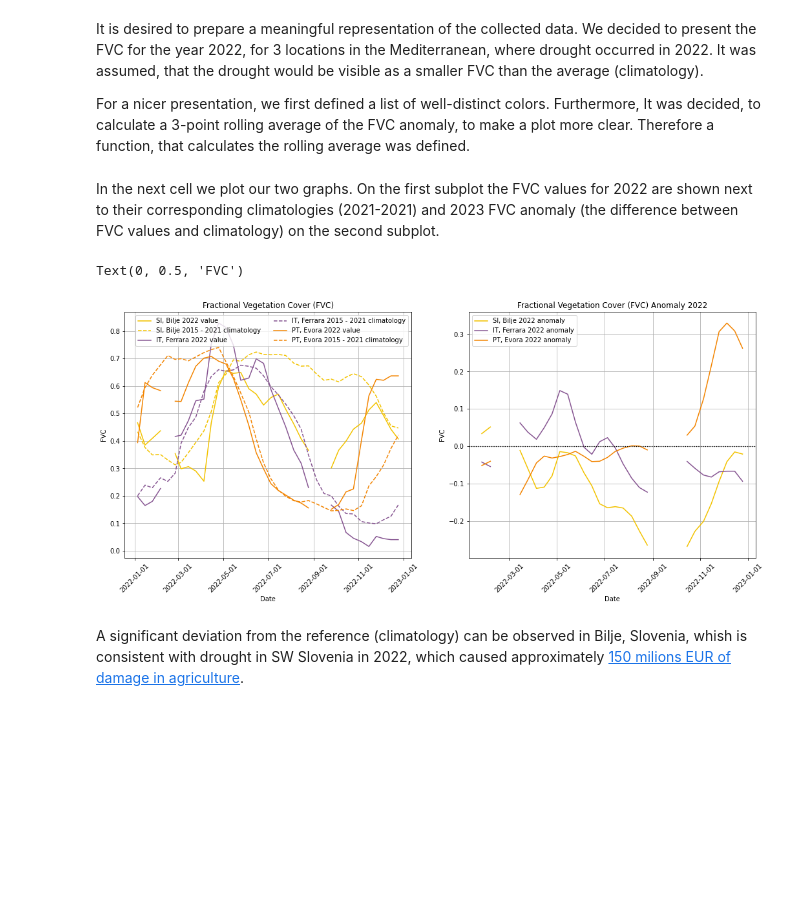
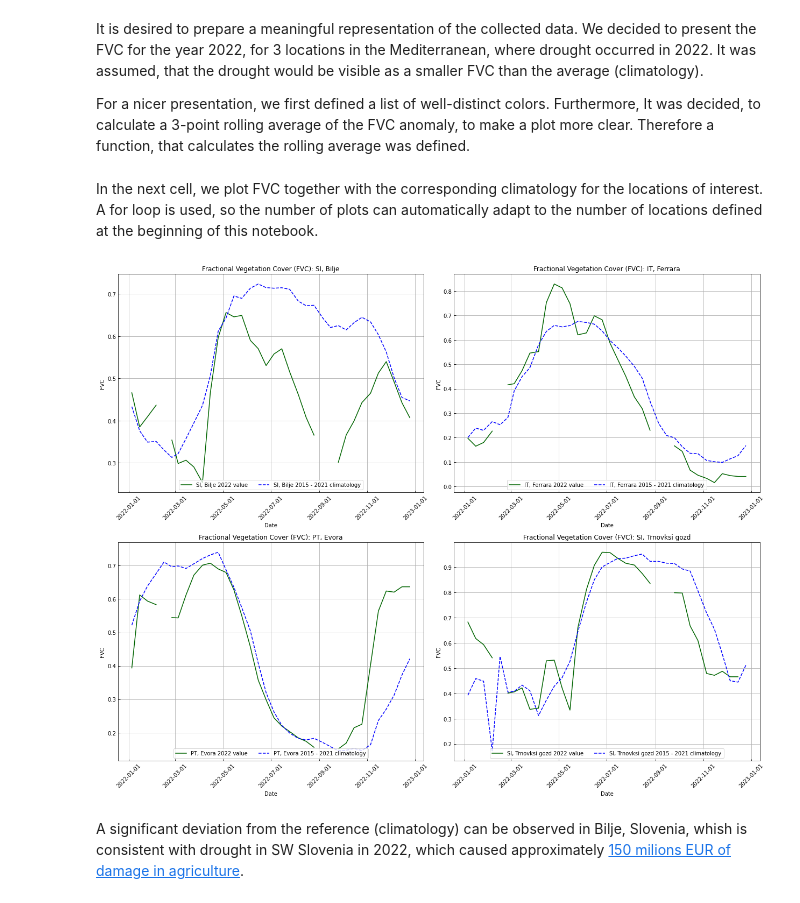
Before and after one commit to Vpirm9/LSA-SAF, a Jupyter notebook: Example_5/Vegetation_anomaly_THREDDS.ipynb, the cells around one changed output. Cells and saved outputs as stored; diff of their text form; code cells hidden in the pictures; blank space fills up the shorter version.

```diff
--- a/Example_5/Vegetation_anomaly_THREDDS.ipynb
+++ b/Example_5/Vegetation_anomaly_THREDDS.ipynb
@@ -58,7 +57,7 @@ locations_df =pd.DataFrame(
                         [["SI, Bilje", 45.90333, 13.64980, "Vineyards" ],
                         ["IT, Ferrara", 44.90420, 11.28128, "Fields" ],
                         ["PT, Evora", 38.540, -8.003, "Deciduous forest"],
-                        #["SI, Trnovksi gozd", 46.00, 13.80, "Mixed beech-fir forest"],
+                        ["SI, Trnovksi gozd", 46.00, 13.80, "Mixed beech-fir forest"],
                         #["SI, Pokljuka", 46.35, 13.95, "Spruce forest"],
                         #["DR Kongo", -1.40, 21.45, "Tropical forest"],
                         #["SI, Krakovski gozd", 45.88691, 15.40765, "Deciduous forest"],
@@ -84,8 +84,8 @@ In general, one can use `xarray.open_dataset()` to access the THREDDS data. The
 
 An example of accessing the ETFVC product from 25 August 2015 will be made. We start by saving the username and password:
 # %%
-USER="vp592"#"***"
-PASSWD="MoonSun9Mars"#"***"
+USER="***"
+PASSWD="***"
 # %% [markdown]
 Then we define our `xarray.DataSet`. The `xarray`library uses lazy load, therefore the data will be loaded, when we use `DataSet.load()` or call the data in the dataset.
 # %%
@@ -292,54 +284,48 @@ def rolling_average(arr, window):
     result = np.concatenate((padding, result))
 
     return result
-# %% [markdown]
-In the next cell we plot our two graphs. On the first subplot the FVC values for 2022 are shown next to their corresponding climatologies (2021-2021) and 2023 FVC anomaly (the difference between FVC values and climatology) on the second subplot.
+# %% [markdown]
+In the next cell, we plot FVC together with the corresponding climatology for the locations of interest. A for loop is used, so the number of plots can automatically adapt to the number of locations defined at the beginning of this notebook.
 # %%
+# Define figure and subplots
+fig, ax = plt.subplots((locations_df.shape[0]+1)//2, 2, figsize=(17.5, 14))
 
-fig, ax = plt.subplots(1, 2, figsize=(17.5, 7))
+# Flaten ax array, to simplify iteration
+ax=ax.flatten()
 
+# for loop over all locations:
+for j in range(locations_df.shape[0]):
 
-
-for j in range(locations_df.shape[0]):
     # Plot data
-
-    ax[0].plot(date_range.to_list(), product_values[j,:],
+    ax[j].plot(date_range.to_list(), product_values[j,:],
                label=locations_df["Name"].iloc[j]+" {} value".format(start_date.year),
-               color=colors[j],
+               color="darkgreen",
                linestyle="solid")
 
     # Plot climatology
-    ax[0].plot(date_range.to_list(), climatology_values[j,:],
+    ax[j].plot(date_range.to_list(), climatology_values[j,:],
                label=locations_df["Name"].iloc[j]+" {} - {} climatology".format(climatology_start.year, climatology_end.year),
-               color=colors[j],
+               color="blue",
                linestyle="dashed")
 
-    # Plot anomaly
-    ax[1].plot(date_range.to_list(), rolling_average(product_values[j,:] - climatology_values[j,:], 3),
-               label=locations_df["Name"].iloc[j]+" {} anomaly".format(start_date.year),
-               color=colors[j],
-               linestyle="solid")
-# Set the first subplot
-ax[0].legend(ncol=2)
-ax[0].set_xticklabels( ax[0].get_xticks(), rotation=45)
-ax[0].xaxis.set_major_formatter(plt.matplotlib.dates.DateFormatter('%Y-%m-%d'))
-ax[0].set_title("Fractional Vegetation Cover (FVC)")
-ax[0].grid()
-ax[0].set_xlabel("Date")
-ax[0].set_ylabel("FVC")
+    # Customize plot (major formatter must be used together with major locator)
+    ax[j].tick_params(axis='both', direction='in')
+    ticks = ax[j].get_xticks()
+    ax[j].xaxis.set_major_locator(FixedLocator(ticks))
+    ax[j].set_xticklabels(ticks, rotation=45)
+    ax[j].xaxis.set_major_formatter(plt.matplotlib.dates.DateFormatter('%Y-%m-%d'))
 
-# Plot on the second subplot
-ax[1].set_title('Fractional Vegetation Cover (FVC) Anomaly {}'.format(start_date.year))
-ax[1].legend()
-ax[1].set_xticklabels( ax[1].get_xticks(), rotation=45)
-ax[1].xaxis.set_major_formatter(plt.matplotlib.dates.DateFormatter('%Y-%m-%d'))
-ax[1].grid()
-ax[1].axhline(0, color='black', linestyle=':', linewidth=1.3)
-ax[1].set_xlabel("Date")
-ax[1].set_ylabel("FVC")
+
+    ax[j].legend(ncol=2, loc="lower center")
+
+    ax[j].set_title("Fractional Vegetation Cover (FVC): "+locations_df["Name"].iloc[j])
+    ax[j].grid()
+    ax[j].set_xlabel("Date")
+    ax[j].set_ylabel("FVC")
+
+plt.tight_layout()
 # %% [output]
-Text(0, 0.5, 'FVC')
-[figure, old version]
+[figure, new version]
 # %% [markdown]
 A significant deviation from the reference (climatology) can be observed in Bilje, Slovenia, whish is consistent with drought in SW Slovenia in 2022, which caused approximately [150 milions EUR of damage in agriculture](https://www.sveti-jurij.si/DownloadFile?id=573325).
 # %% [markdown]
```
Also changed, not shown: parts of 6 cells of this notebook.
